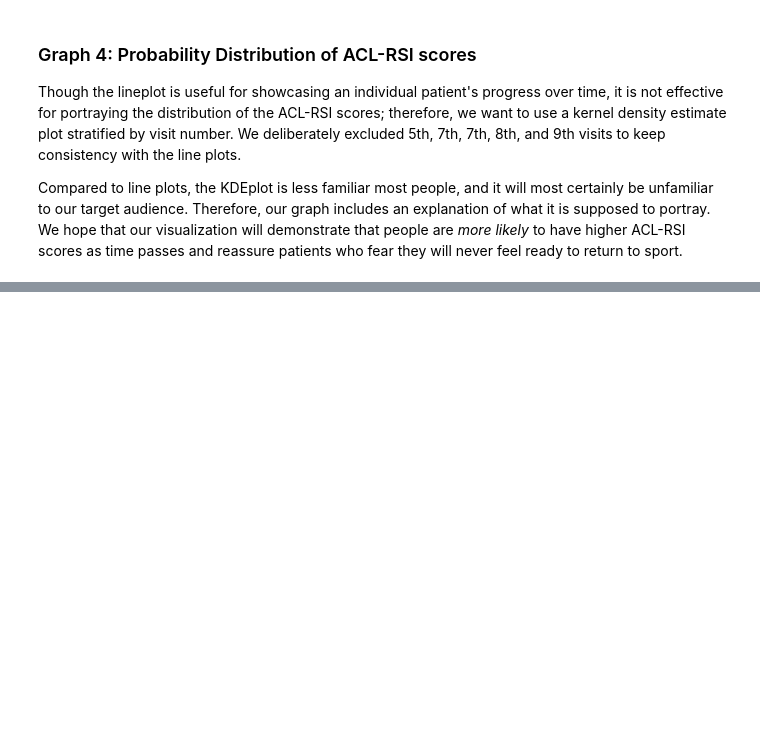
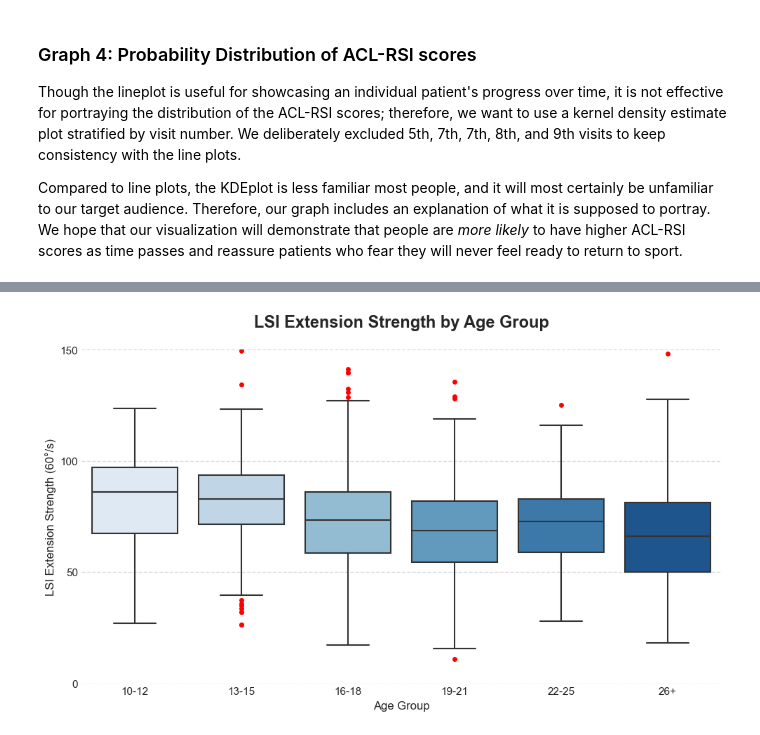
Before and after one commit to mayooueidat-uva/ACLR-group-project, a Jupyter notebook: Graphs/Initial_graphs_group-Copy3.ipynb, the cells around one changed output, grey strips where cells are left out. Saved outputs shown, nothing was run; the diff lists cells and outputs as text; code cells hidden in the pictures; blank space fills up the shorter version.

Commit message:
Add age-group box plot code

```diff
--- a/Graphs/Initial_graphs_group-Copy3.ipynb
+++ b/Graphs/Initial_graphs_group-Copy3.ipynb
@@ -310,0 +316,44 @@ plt.legend(["first visits", "second visits", "third visits", "fourth visits"])
+# %%
+
+bins = [0, 12, 15, 18, 21, 25, 100]
+labels = ['10-12', '13-15', '16-18', '19-21', '22-25', '26+']
+data['age_group'] = pd.cut(data['age'], bins=bins, labels=labels)
+
+box_data = data[['age_group', 'lsi_ext_isok_60']].dropna()
+box_data = box_data[box_data['age_group'].isin(labels)]
+
+
+age_order = labels  # you already have them in the right order
+
+
+sns.set(style="whitegrid")
+
+plt.figure(figsize=(10, 6))
+flierprops = dict(marker='o', markerfacecolor='red', markeredgecolor='red', markersize=4, linestyle='none')
+
+ax = sns.boxplot(
+    x='age_group',
+    y='lsi_ext_isok_60',
+    data=box_data,
+    palette="Blues",
+    flierprops=flierprops,
+    order=age_order
+)
+
+ax.set_title('LSI Extension Strength by Age Group', weight='bold', size=17, x=0.5, y=1.05)
+ax.set_xlabel('Age Group', fontsize=12)
+ax.set_ylabel('LSI Extension Strength (60°/s)', fontsize=12)
+
+plt.ylim(0, 150)
+plt.yticks([0, 50, 100, 150])
+plt.tick_params(axis='y', which='both', length=0)
+plt.tick_params(axis='x', which='both', length=0)
+
+for spine in ['top', 'right', 'left', 'bottom']:
+    plt.gca().spines[spine].set_visible(False)
+
+plt.grid(axis='y', linestyle='--', alpha=0.7)
+plt.tight_layout()
+plt.show()
+# %% [output]
+[figure, added]
```
Also changed, not shown: parts of 3 cells of this notebook.
